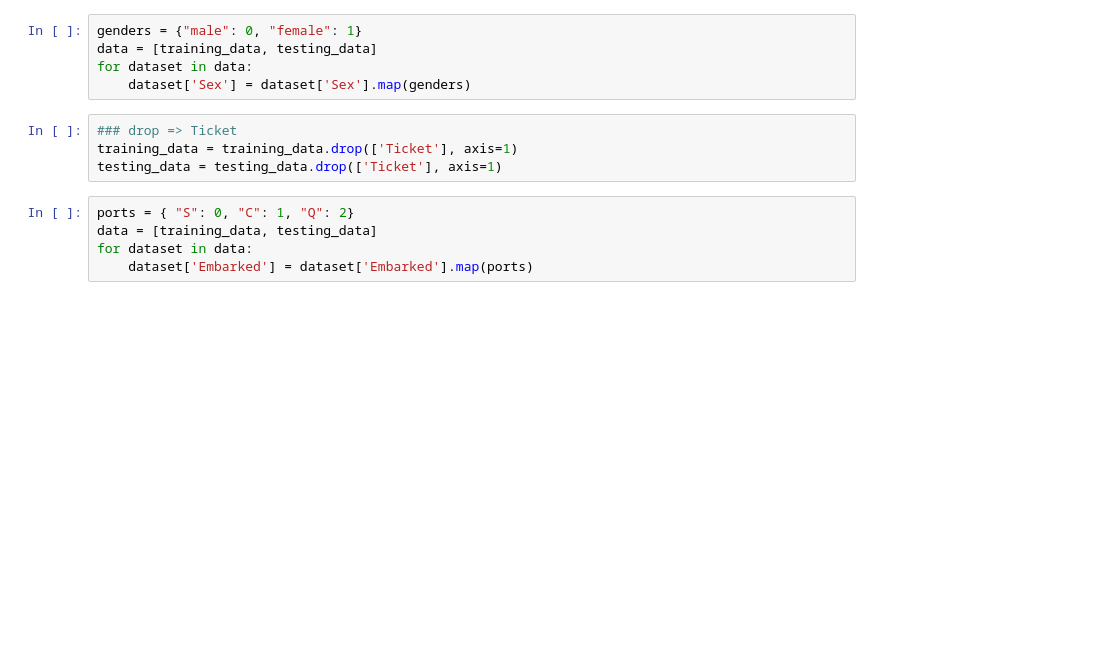
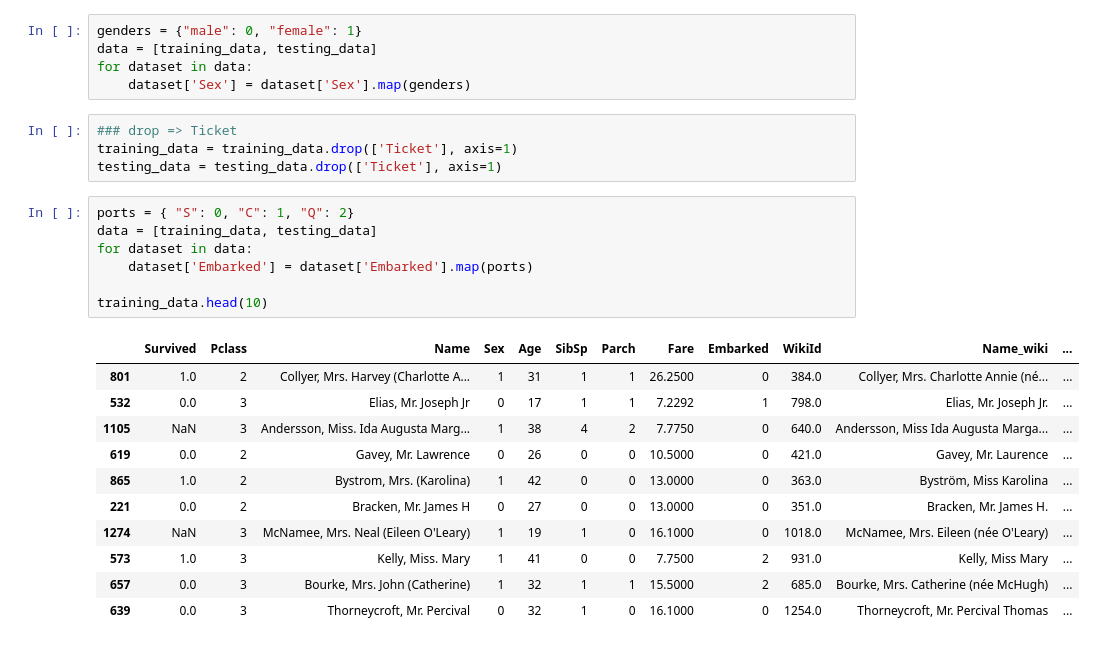
Before and after one commit to khajadatascienceR/DataScienceWithPython, a Jupyter notebook: Mar22/EndToEnd/Dummy/endtoend.ipynb, the cells around one changed output. Saved outputs shown, nothing was run; the diff lists cells and outputs as text; blank space fills up the shorter version.

```diff
--- a/Mar22/EndToEnd/Dummy/endtoend.ipynb
+++ b/Mar22/EndToEnd/Dummy/endtoend.ipynb
@@ -328,5 +328,19 @@ testing_data = testing_data.drop(['Ticket'], axis=1)
 # %%
 ports = { "S": 0, "C": 1, "Q": 2}
 data = [training_data, testing_data]
 for dataset in data:
     dataset['Embarked'] = dataset['Embarked'].map(ports)
+
+training_data.head(10)
+# %% [output]
+|  | Survived | Pclass | Name | Sex | Age | SibSp | Parch | Fare | Embarked | WikiId | Name_wiki | ... |
+| 801 | 1.0 | 2 | Collyer, Mrs. Harvey (Charlotte A... | 1 | 31 | 1 | 1 | 26.2500 | 0 | 384.0 | Collyer, Mrs. Charlotte Annie (né... | ... |
+| 532 | 0.0 | 3 | Elias, Mr. Joseph Jr | 0 | 17 | 1 | 1 | 7.2292 | 1 | 798.0 | Elias, Mr. Joseph Jr. | ... |
+| 1105 | NaN | 3 | Andersson, Miss. Ida Augusta Marg... | 1 | 38 | 4 | 2 | 7.7750 | 0 | 640.0 | Andersson, Miss Ida Augusta Marga... | ... |
+| 619 | 0.0 | 2 | Gavey, Mr. Lawrence | 0 | 26 | 0 | 0 | 10.5000 | 0 | 421.0 | Gavey, Mr. Laurence | ... |
+| 865 | 1.0 | 2 | Bystrom, Mrs. (Karolina) | 1 | 42 | 0 | 0 | 13.0000 | 0 | 363.0 | Byström, Miss Karolina | ... |
+| 221 | 0.0 | 2 | Bracken, Mr. James H | 0 | 27 | 0 | 0 | 13.0000 | 0 | 351.0 | Bracken, Mr. James H. | ... |
+| 1274 | NaN | 3 | McNamee, Mrs. Neal (Eileen O'Leary) | 1 | 19 | 1 | 0 | 16.1000 | 0 | 1018.0 | McNamee, Mrs. Eileen (née O'Leary) | ... |
+| 573 | 1.0 | 3 | Kelly, Miss. Mary | 1 | 41 | 0 | 0 | 7.7500 | 2 | 931.0 | Kelly, Miss Mary | ... |
+| 657 | 0.0 | 3 | Bourke, Mrs. John (Catherine) | 1 | 32 | 1 | 1 | 15.5000 | 2 | 685.0 | Bourke, Mrs. Catherine (née McHugh) | ... |
+| 639 | 0.0 | 3 | Thorneycroft, Mr. Percival | 0 | 32 | 1 | 0 | 16.1000 | 0 | 1254.0 | Thorneycroft, Mr. Percival Thomas | ... |
```
Also changed, not shown: parts of 7 cells of this notebook.
